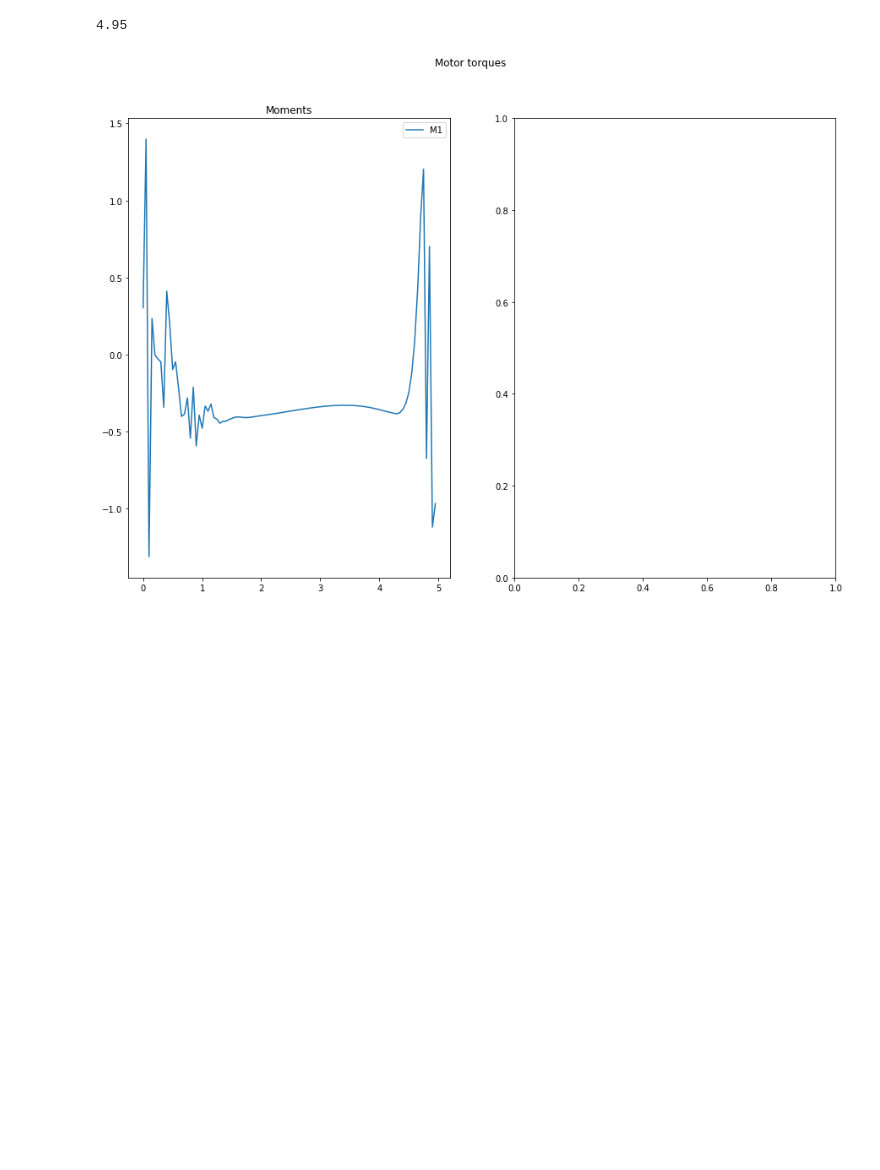
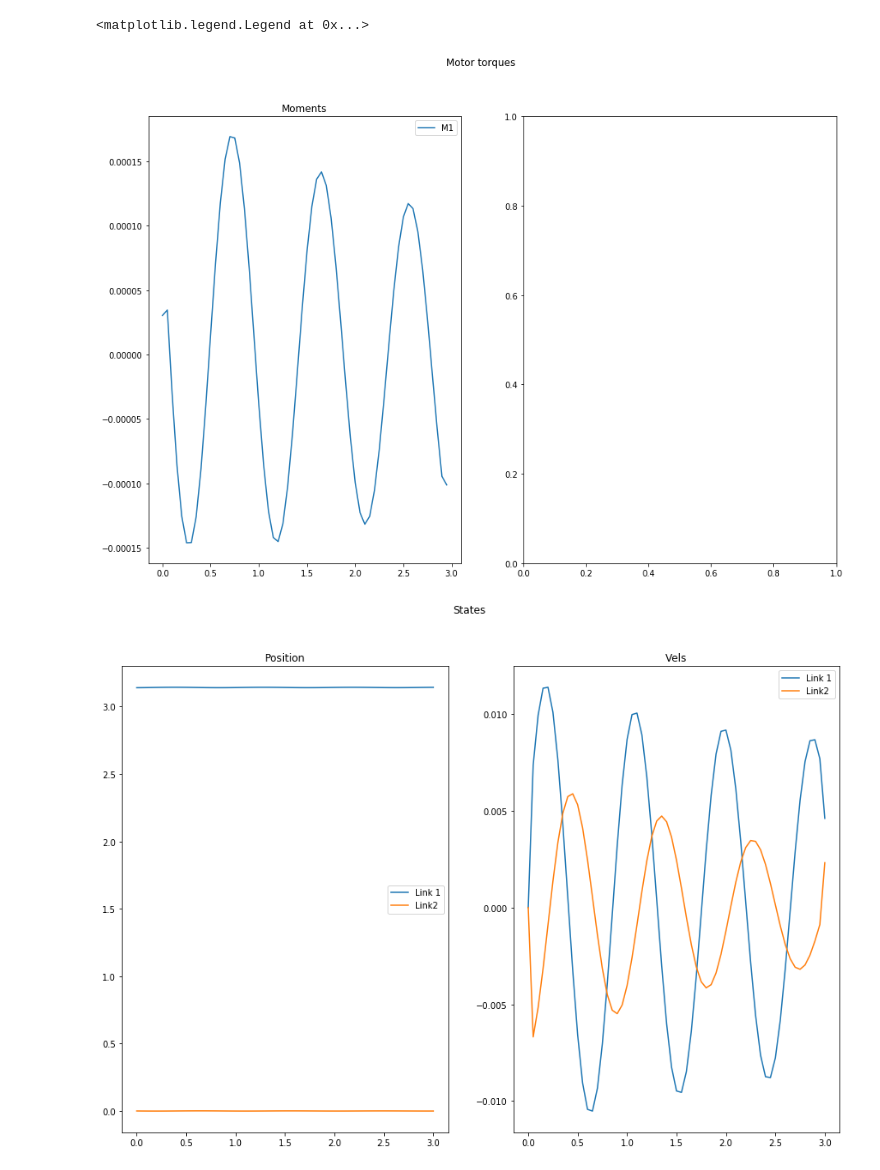
Before and after one commit to loco-3d/crocoddyl, a Jupyter notebook: examples/notebooks/borinot_arm.ipynb, the cells around one changed output. Drawn from its saved outputs; the diff is of its cells as text; code cells hidden in the pictures; blank space fills up the shorter version.

```diff
--- a/examples/notebooks/borinot_arm.ipynb
+++ b/examples/notebooks/borinot_arm.ipynb
@@ -6,7 +6,7 @@ import numpy as np
 robot = loadBorinotArm()
 robot.initViewer(loadModel=True)
 
-q0 = [1, 0]
+q0 = [3.14, 0]
 robot.q0.flat = q0
 robot.framesForwardKinematics(robot.q0)
 robot.display(robot.q0)
@@ -82,7 +65,7 @@ xPendCost = CostModelDoublePendulum(robot.model,
                                     frame=state,
                                     ref=state.zero,
                                     nu=1,
-                                    activation=ActivationModelWeightedQuad(np.array([1]*4+[0.001]*2)))
+                                    activation=ActivationModelWeightedQuad(np.array([10,1,10,1]+[0.1]*2)))
 
 runningCostModel = CostModelSum(robot.model, nu=1)
 terminalCostModel = CostModelSum(robot.model, nu=1)
@@ -90,4 +73,4 @@ terminalCostModel = CostModelSum(robot.model, nu=1)
 runningCostModel.addCost(name="regx", weight=1e-6, cost=xRegCost)
 runningCostModel.addCost(name="regu", weight=1e-6, cost=uRegCost)
 runningCostModel.addCost(name="pend", weight=1, cost=xPendCost)
-terminalCostModel.addCost(name="ori2", weight=100, cost=xPendCost)
+terminalCostModel.addCost(name="ori2", weight=50, cost=xPendCost)
@@ -102,7 +89,7 @@ runningModel.timeStep = dt
 
 # For this optimal control problem, we define 250 knots (or running action
 # models) plus a terminal knot
-T = 50
+T = 60
 x0 = np.array([3.14, 0, 0., 0. ])
 problem = ShootingProblem(x0, [runningModel] * T, terminalModel)
 # %%
@@ -153,18 +130,27 @@ displayTrajectory(robot, ddp.xs, runningModel.timeStep)
 # %%
 import numpy as np
 import matplotlib.pyplot as plt
 
 control = np.vstack(ddp.us)
 t = np.arange(0,T*dt, dt)
 fig, axs = plt.subplots(1,2, figsize=(15,10))
 fig.suptitle('Motor torques')
 # axs[0].plot(t,control[:,0], t,control[:,1])
 axs[0].plot(t,control[:,0])
 axs[0].set_title('Moments')
 axs[0].legend(['M1','M2'])
 
-t_state = t
-t_state[-1]
+t_state = np.append(t, t[-1]+dt)
+state = np.vstack(ddp.xs)
+fig, axs = plt.subplots(1,2, figsize=(15,10))
+fig.suptitle('States')
+axs[0].plot(t_state,state[:,0], t_state, state[:,1])
+axs[0].set_title('Position')
+axs[0].legend(['Link 1','Link2'])
+axs[1].plot(t_state,state[:,2], t_state, state[:,3])
+axs[1].set_title('Vels')
+axs[1].legend(['Link 1','Link2'])
 # %% [output]
-4.95
+<matplotlib.legend.Legend at 0x...>
-[figure, old version]
+[figure, new version]
+[figure, added]
```
Also changed, not shown: parts of 5 cells of this notebook, 2 other files.
